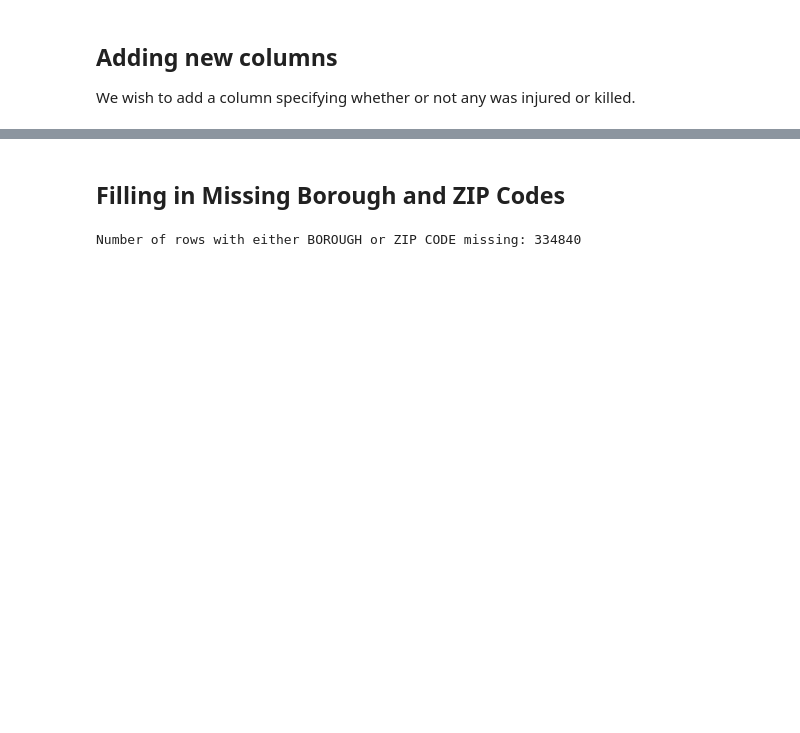
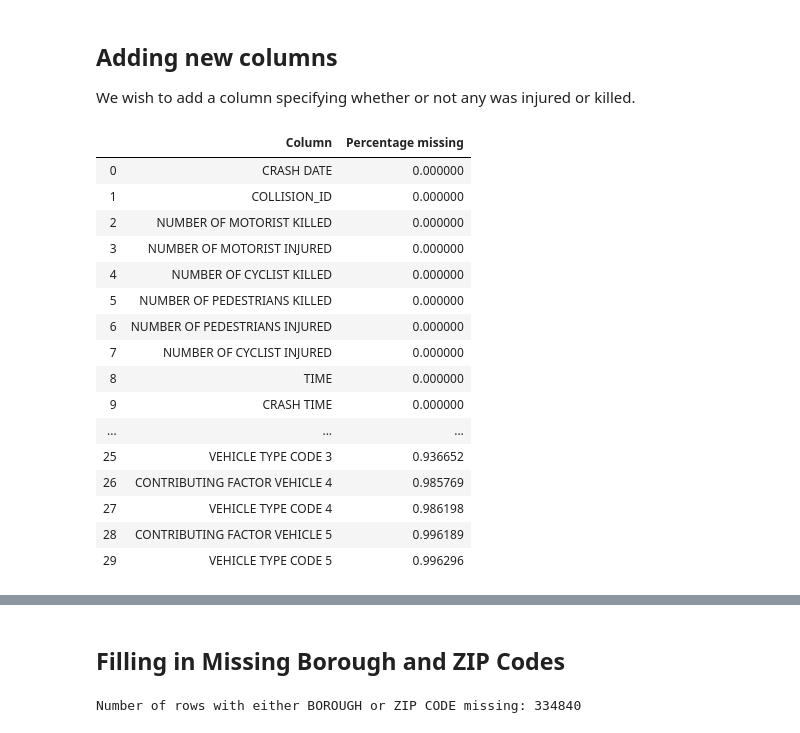
Before and after one commit to rasgaard/socialdatascience, a Jupyter notebook: preprocessing.ipynb, the cells around one changed output, grey strips where cells are left out. Saved outputs shown, nothing was run; the diff lists cells and outputs as text; code cells hidden in the pictures; blank space fills up the shorter version.

```diff
--- a/preprocessing.ipynb
+++ b/preprocessing.ipynb
@@ -62,6 +61,26 @@ df = df.loc[(df['LONGITUDE'] >= lon_center - lon_width) &
 ## Adding new columns
 
 We wish to add a column specifying whether or not any was injured or killed.
+# %%
+missing_pct_df
+# %% [output]
+|  | Column | Percentage missing |
+| 0 | CRASH DATE | 0.000000 |
+| 1 | COLLISION_ID | 0.000000 |
+| 2 | NUMBER OF MOTORIST KILLED | 0.000000 |
+| 3 | NUMBER OF MOTORIST INJURED | 0.000000 |
+| 4 | NUMBER OF CYCLIST KILLED | 0.000000 |
+| 5 | NUMBER OF PEDESTRIANS KILLED | 0.000000 |
+| 6 | NUMBER OF PEDESTRIANS INJURED | 0.000000 |
+| 7 | NUMBER OF CYCLIST INJURED | 0.000000 |
+| 8 | TIME | 0.000000 |
+| 9 | CRASH TIME | 0.000000 |
+| ... | ... | ... |
+| 25 | VEHICLE TYPE CODE 3 | 0.936652 |
+| 26 | CONTRIBUTING FACTOR VEHICLE 4 | 0.985769 |
+| 27 | VEHICLE TYPE CODE 4 | 0.986198 |
+| 28 | CONTRIBUTING FACTOR VEHICLE 5 | 0.996189 |
+| 29 | VEHICLE TYPE CODE 5 | 0.996296 |
 # %%
 missing_pct_df = pd.DataFrame((df.isnull().sum(axis=0)/len(df)).sort_values(ascending=True)).reset_index(); missing_pct_df.columns = ['Column', 'Percentage missing']
 
```
Also changed, not shown: parts of 5 cells of this notebook, 1 other file.
